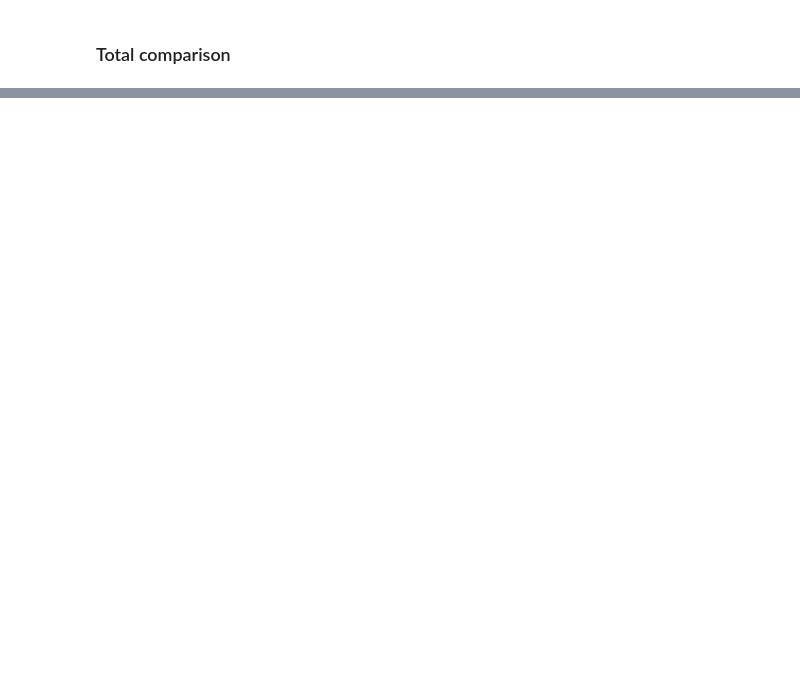
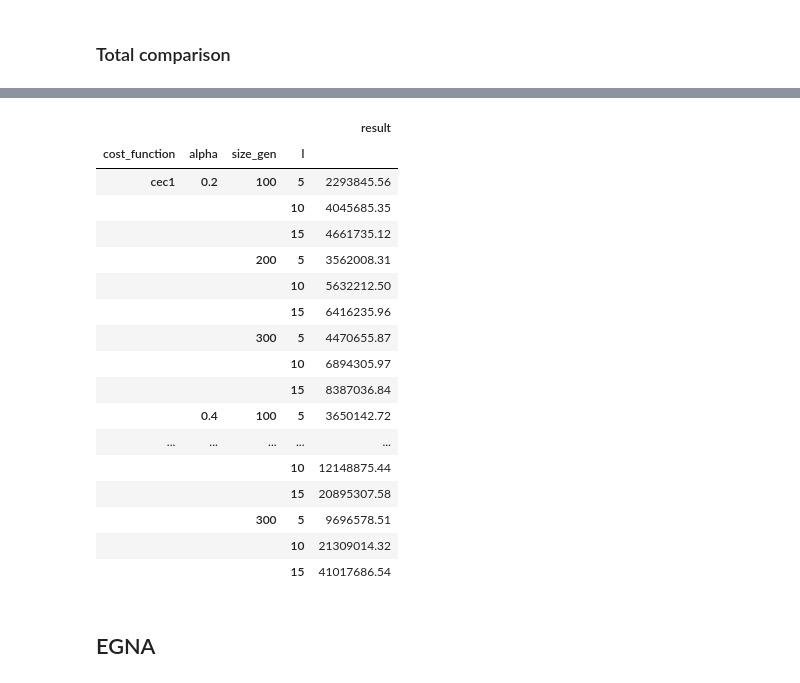
Before and after one commit to VicentePerezSoloviev/SPEDA, a Jupyter notebook: Untitled.ipynb, the cells around one changed output, grey strips where cells are left out. Cells and saved outputs as stored; diff of their text form; code cells hidden in the pictures; blank space fills up the shorter version.

```diff
--- a/Untitled.ipynb
+++ b/Untitled.ipynb
@@ -373,0 +353,25 @@ comparison_sp_g_cmaes
+# %%
+umda_30d = pd.read_csv('30d_umda_pen_add.csv', index_col=0).drop(['it', 'conv'], axis=1)
+umda_30d_gb = umda_30d.groupby(['cost_function', 'alpha', 'size_gen', 'l']).mean().round(2)
+umda_30d_gb
+# %% [output]
+|  |  |  |  | result |
+| cost_function | alpha | size_gen | l |  |
+| cec1 | 0.2 | 100 | 5 | 2293845.56 |
+|  |  |  | 10 | 4045685.35 |
+|  |  |  | 15 | 4661735.12 |
+|  |  | 200 | 5 | 3562008.31 |
+|  |  |  | 10 | 5632212.50 |
+|  |  |  | 15 | 6416235.96 |
+|  |  | 300 | 5 | 4470655.87 |
+|  |  |  | 10 | 6894305.97 |
+|  |  |  | 15 | 8387036.84 |
+|  | 0.4 | 100 | 5 | 3650142.72 |
+| ... | ... | ... | ... | ... |
+|  |  |  | 10 | 12148875.44 |
+|  |  |  | 15 | 20895307.58 |
+|  |  | 300 | 5 | 9696578.51 |
+|  |  |  | 10 | 21309014.32 |
+|  |  |  | 15 | 41017686.54 |
+# %% [markdown]
+## EGNA
```
Also changed, not shown: parts of 80 cells of this notebook, 7 other files.
